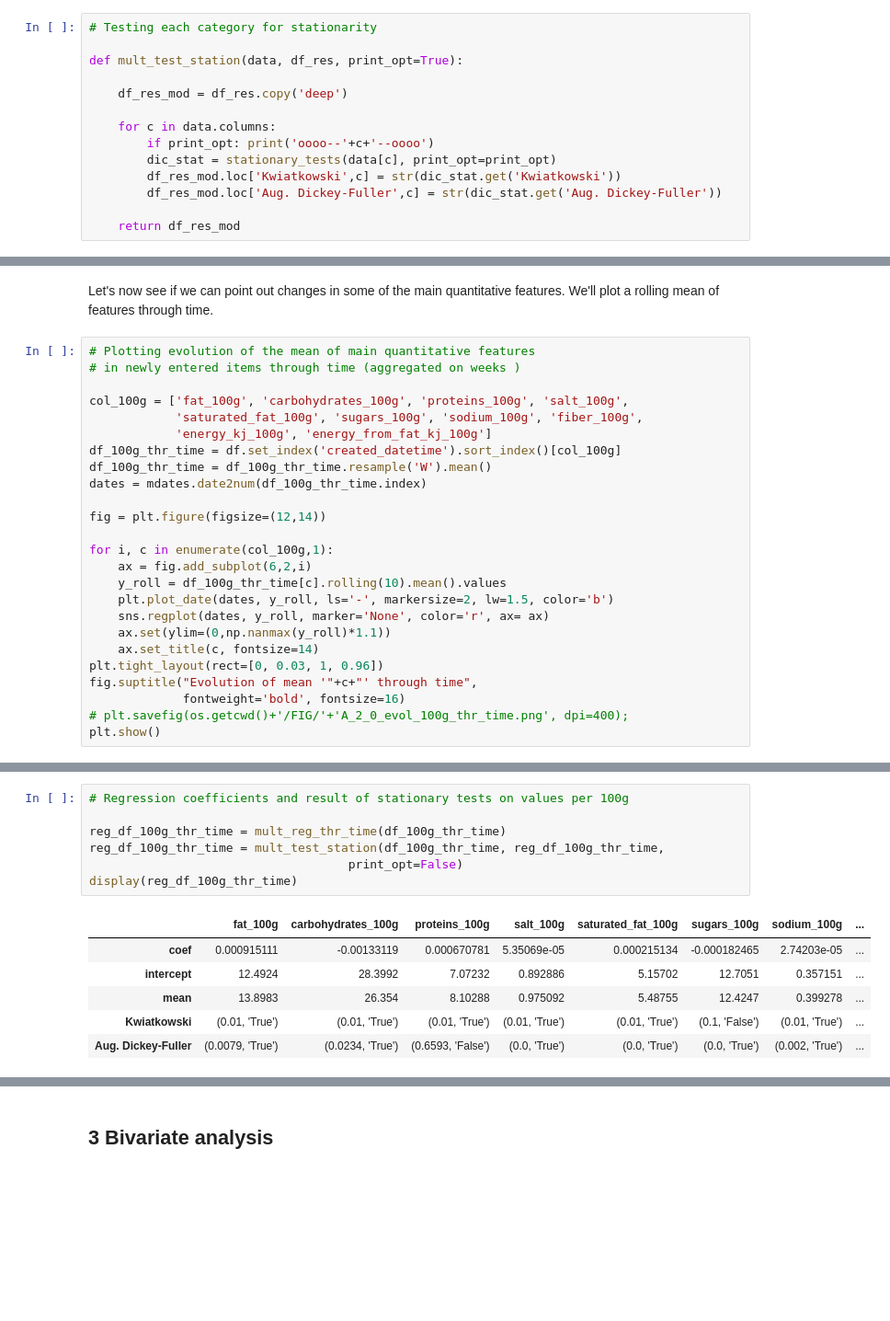
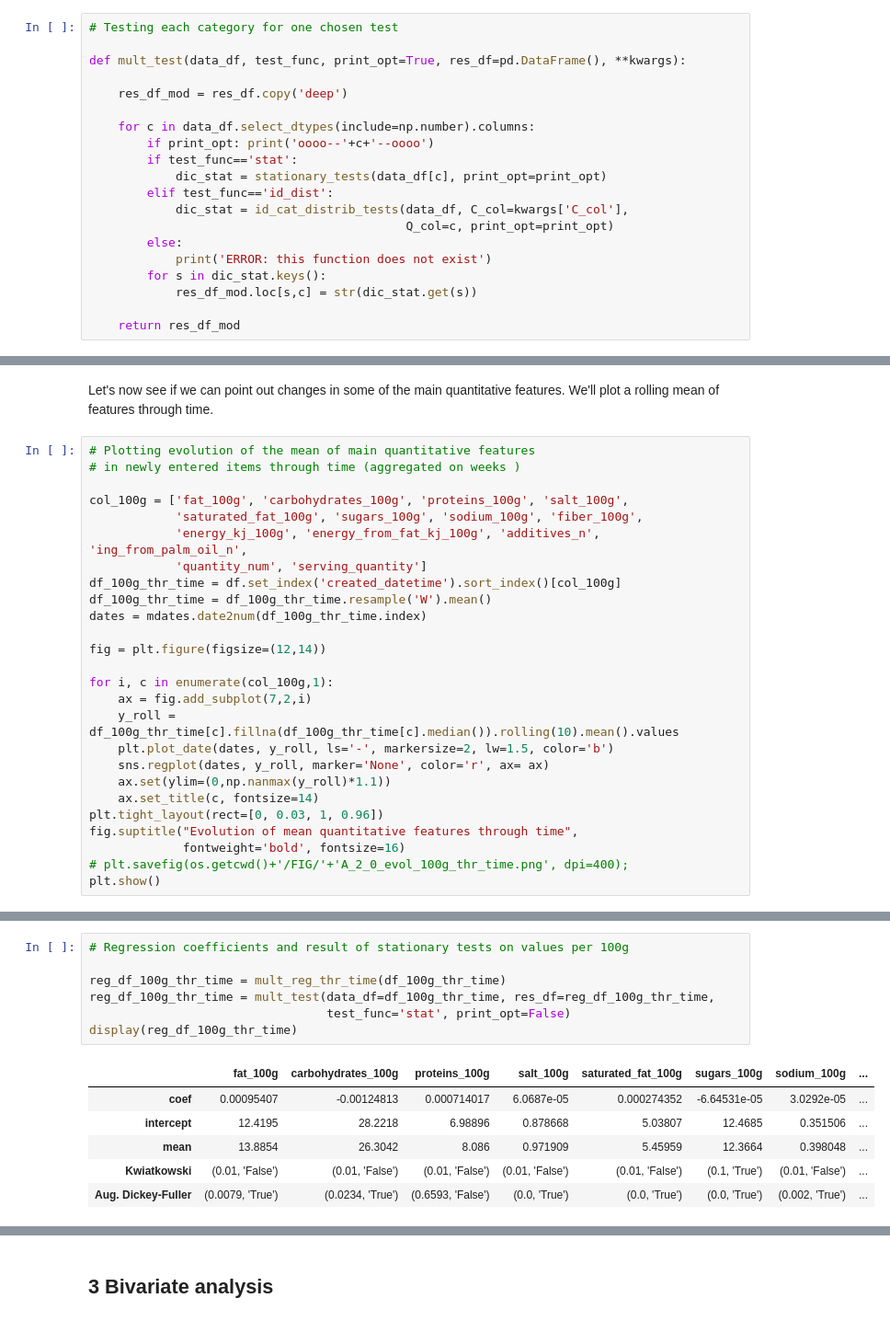
Before and after one commit to SmellyArmure/OC_DS_Project3, a Jupyter notebook: NOTEBOOKS/P3_Analysis.ipynb, the cells around one changed output, grey strips where cells are left out. Shown at 92% size. Cells and saved outputs as stored; diff of their text form; blank space fills up the shorter version.

```diff
--- a/NOTEBOOKS/P3_Analysis.ipynb
+++ b/NOTEBOOKS/P3_Analysis.ipynb
@@ -450,17 +511,23 @@ def stationary_tests(data, print_opt=True):
 # %%
-# Testing each category for stationarity
+# Testing each category for one chosen test
 
-def mult_test_station(data, df_res, print_opt=True):
+def mult_test(data_df, test_func, print_opt=True, res_df=pd.DataFrame(), **kwargs):
 
-    df_res_mod = df_res.copy('deep')
+    res_df_mod = res_df.copy('deep')
 
-    for c in data.columns:
+    for c in data_df.select_dtypes(include=np.number).columns:
         if print_opt: print('oooo--'+c+'--oooo')
-        dic_stat = stationary_tests(data[c], print_opt=print_opt)
-        df_res_mod.loc['Kwiatkowski',c] = str(dic_stat.get('Kwiatkowski'))
-        df_res_mod.loc['Aug. Dickey-Fuller',c] = str(dic_stat.get('Aug. Dickey-Fuller'))
+        if test_func=='stat':
+            dic_stat = stationary_tests(data_df[c], print_opt=print_opt)
+        elif test_func=='id_dist':
+            dic_stat = id_cat_distrib_tests(data_df, C_col=kwargs['C_col'],
+                                            Q_col=c, print_opt=print_opt)
+        else:
+            print('ERROR: this function does not exist')
+        for s in dic_stat.keys():
+            res_df_mod.loc[s,c] = str(dic_stat.get(s))
 
-    return df_res_mod
+    return res_df_mod
 # %% [markdown]
 ### 2.1 New items through time
 Let's plot the amount of new entries by periods of time.
@@ -583,7 +650,8 @@ Let's now see if we can point out changes in some of the main quantitative featu
 
 col_100g = ['fat_100g', 'carbohydrates_100g', 'proteins_100g', 'salt_100g',
             'saturated_fat_100g', 'sugars_100g', 'sodium_100g', 'fiber_100g',
-            'energy_kj_100g', 'energy_from_fat_kj_100g']
+            'energy_kj_100g', 'energy_from_fat_kj_100g', 'additives_n', 'ing_from_palm_oil_n',
+            'quantity_num', 'serving_quantity']
 df_100g_thr_time = df.set_index('created_datetime').sort_index()[col_100g]
 df_100g_thr_time = df_100g_thr_time.resample('W').mean()
 dates = mdates.date2num(df_100g_thr_time.index)
@@ -591,14 +659,14 @@ dates = mdates.date2num(df_100g_thr_time.index)
 fig = plt.figure(figsize=(12,14))
 
 for i, c in enumerate(col_100g,1):
-    ax = fig.add_subplot(6,2,i)
-    y_roll = df_100g_thr_time[c].rolling(10).mean().values
+    ax = fig.add_subplot(7,2,i)
+    y_roll = df_100g_thr_time[c].fillna(df_100g_thr_time[c].median()).rolling(10).mean().values
     plt.plot_date(dates, y_roll, ls='-', markersize=2, lw=1.5, color='b')
     sns.regplot(dates, y_roll, marker='None', color='r', ax= ax)
     ax.set(ylim=(0,np.nanmax(y_roll)*1.1))
     ax.set_title(c, fontsize=14)
 plt.tight_layout(rect=[0, 0.03, 1, 0.96])
-fig.suptitle("Evolution of mean '"+c+"' through time",
+fig.suptitle("Evolution of mean quantitative features through time",
              fontweight='bold', fontsize=16)
 # plt.savefig(os.getcwd()+'/FIG/'+'A_2_0_evol_100g_thr_time.png', dpi=400);
 plt.show()
@@ -607,14 +679,14 @@ plt.show()
 # %%
 # Regression coefficients and result of stationary tests on values per 100g
 
 reg_df_100g_thr_time = mult_reg_thr_time(df_100g_thr_time)
-reg_df_100g_thr_time = mult_test_station(df_100g_thr_time, reg_df_100g_thr_time,
-                                    print_opt=False)
+reg_df_100g_thr_time = mult_test(data_df=df_100g_thr_time, res_df=reg_df_100g_thr_time,
+                                 test_func='stat', print_opt=False)
 display(reg_df_100g_thr_time)
 # %% [output]
 |  | fat_100g | carbohydrates_100g | proteins_100g | salt_100g | saturated_fat_100g | sugars_100g | sodium_100g | ... |
-| coef | 0.000915111 | -0.00133119 | 0.000670781 | 5.35069e-05 | 0.000215134 | -0.000182465 | 2.74203e-05 | ... |
-| intercept | 12.4924 | 28.3992 | 7.07232 | 0.892886 | 5.15702 | 12.7051 | 0.357151 | ... |
-| mean | 13.8983 | 26.354 | 8.10288 | 0.975092 | 5.48755 | 12.4247 | 0.399278 | ... |
-| Kwiatkowski | (0.01, 'True') | (0.01, 'True') | (0.01, 'True') | (0.01, 'True') | (0.01, 'True') | (0.1, 'False') | (0.01, 'True') | ... |
+| coef | 0.00095407 | -0.00124813 | 0.000714017 | 6.0687e-05 | 0.000274352 | -6.64531e-05 | 3.0292e-05 | ... |
+| intercept | 12.4195 | 28.2218 | 6.98896 | 0.878668 | 5.03807 | 12.4685 | 0.351506 | ... |
+| mean | 13.8854 | 26.3042 | 8.086 | 0.971909 | 5.45959 | 12.3664 | 0.398048 | ... |
+| Kwiatkowski | (0.01, 'False') | (0.01, 'False') | (0.01, 'False') | (0.01, 'False') | (0.01, 'False') | (0.1, 'True') | (0.01, 'False') | ... |
 | Aug. Dickey-Fuller | (0.0079, 'True') | (0.0234, 'True') | (0.6593, 'False') | (0.0, 'True') | (0.0, 'True') | (0.0, 'True') | (0.002, 'True') | ... |
```
Also changed, not shown: parts of 116 cells of this notebook, 1 other file.
